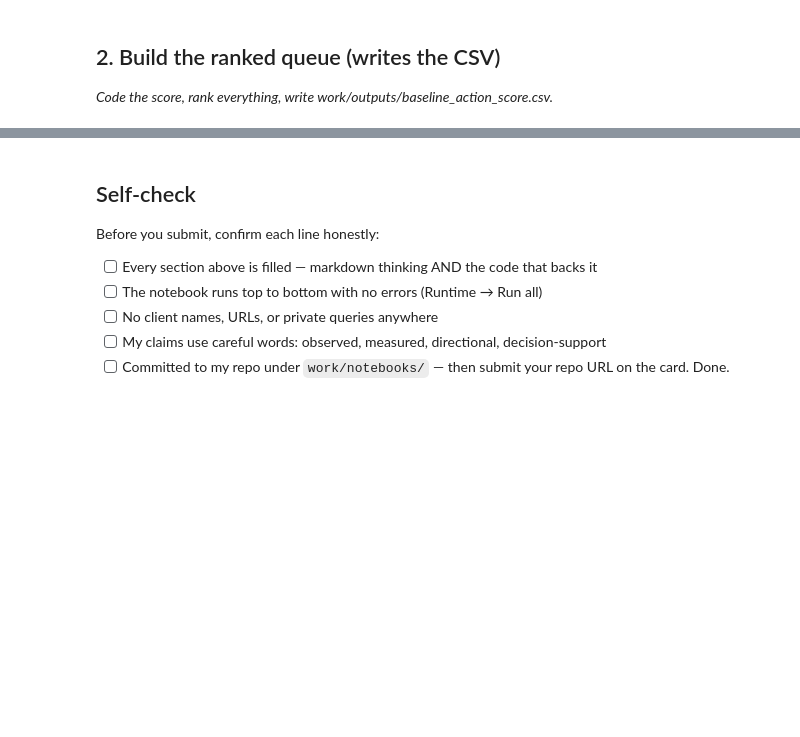
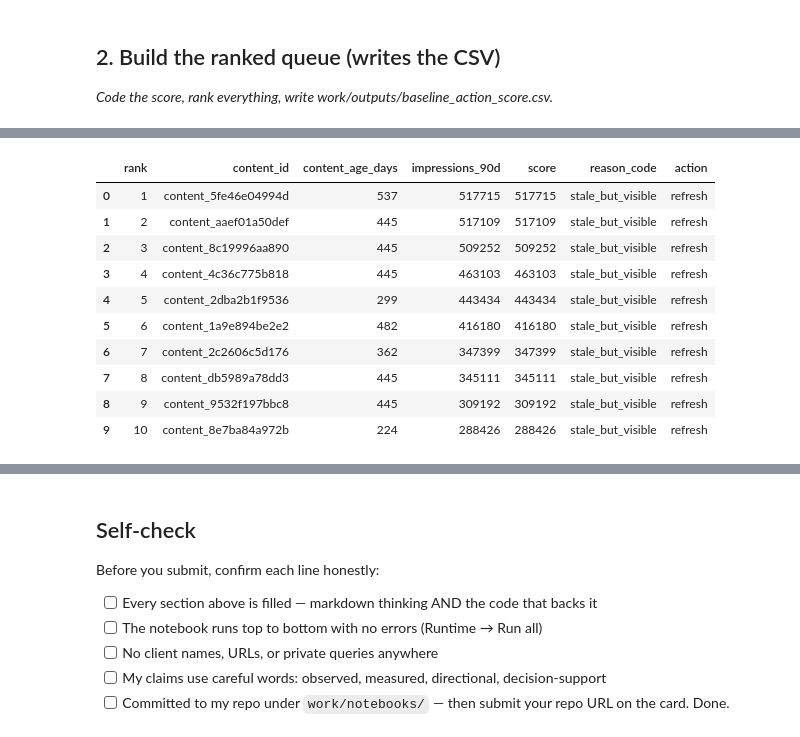
Before and after one commit to Yash1014-code/flyrank-internship-ml, a Jupyter notebook: work/notebooks/w04_baseline_score.ipynb, the cells around one changed output, grey strips where cells are left out. Cells and saved outputs as stored; diff of their text form; code cells hidden in the pictures; blank space fills up the shorter version.

```diff
--- a/work/notebooks/w04_baseline_score.ipynb
+++ b/work/notebooks/w04_baseline_score.ipynb
@@ -36,0 +57,19 @@ This skeleton is yours to fill. Work the sections **in order** — each one has
+# %%
+# Signal 1: Content age
+age_bins = [-1, 90, 180, 365, float("inf")]
+age_labels = ["0-90 days", "91-180 days", "181-365 days", "365+ days"]
+
+df["age_bucket"] = pd.cut(
+    df["content_age_days"],
+    bins=age_bins,
+    labels=age_labels
+)
+
+age_check = (
+    df.groupby("age_bucket", observed=False)
+      .agg(n=("content_id", "size"),
+           avg_impressions=("impressions_90d", "mean"))
+      .reset_index()
+)
+
+print(age_check)
@@ -36,0 +114,50 @@ This skeleton is yours to fill. Work the sections **in order** — each one has
+# %%
+# Baseline rule:
+# Prioritize pages that are old (>= 180 days)
+# and still have meaningful search visibility (>= 500 impressions).
+
+stale = df["content_age_days"] >= 180
+visible = df["impressions_90d"] >= 500
+
+# Score:
+# Higher impressions = higher priority among stale and visible pages.
+df["score"] = (
+    df["impressions_90d"]
+    .where(stale & visible, 0)
+)
+
+# Reason codes
+df["reason_code"] = "low_priority"
+
+df.loc[stale & ~visible, "reason_code"] = "stale_low_visibility"
+df.loc[~stale & visible, "reason_code"] = "fresh_but_visible"
+df.loc[stale & visible, "reason_code"] = "stale_but_visible"
+
+# Action
+df["action"] = "monitor"
+df.loc[stale & visible, "action"] = "refresh"
+
+# Rank from highest score to lowest
+df = df.sort_values(
+    by="score",
+    ascending=False
+).reset_index(drop=True)
+
+df["rank"] = df.index + 1
+
+# Create output directory
+os.makedirs("work/outputs", exist_ok=True)
+
+# Write the ranked queue
+output_path = "work/outputs/baseline_action_score.csv"
+df.to_csv(output_path, index=False)
+
+print("Saved:", output_path)
+print("Rows:", len(df))
+
+# Show top 10
+df[
+    ["rank", "content_id", "content_age_days",
+     "impressions_90d", "score", "reason_code", "action"]
+].head(10)
+# %% [output]
@@ -36,0 +166,11 @@ This skeleton is yours to fill. Work the sections **in order** — each one has
+|  | rank | content_id | content_age_days | impressions_90d | score | reason_code | action |
+| 0 | 1 | content_5fe46e04994d | 537 | 517715 | 517715 | stale_but_visible | refresh |
+| 1 | 2 | content_aaef01a50def | 445 | 517109 | 517109 | stale_but_visible | refresh |
+| 2 | 3 | content_8c19996aa890 | 445 | 509252 | 509252 | stale_but_visible | refresh |
+| 3 | 4 | content_4c36c775b818 | 445 | 463103 | 463103 | stale_but_visible | refresh |
+| 4 | 5 | content_2dba2b1f9536 | 299 | 443434 | 443434 | stale_but_visible | refresh |
+| 5 | 6 | content_1a9e894be2e2 | 482 | 416180 | 416180 | stale_but_visible | refresh |
+| 6 | 7 | content_2c2606c5d176 | 362 | 347399 | 347399 | stale_but_visible | refresh |
+| 7 | 8 | content_db5989a78dd3 | 445 | 345111 | 345111 | stale_but_visible | refresh |
+| 8 | 9 | content_9532f197bbc8 | 445 | 309192 | 309192 | stale_but_visible | refresh |
+| 9 | 10 | content_8e7ba84a972b | 224 | 288426 | 288426 | stale_but_visible | refresh |
```
Also changed, not shown: parts of 17 cells of this notebook.
